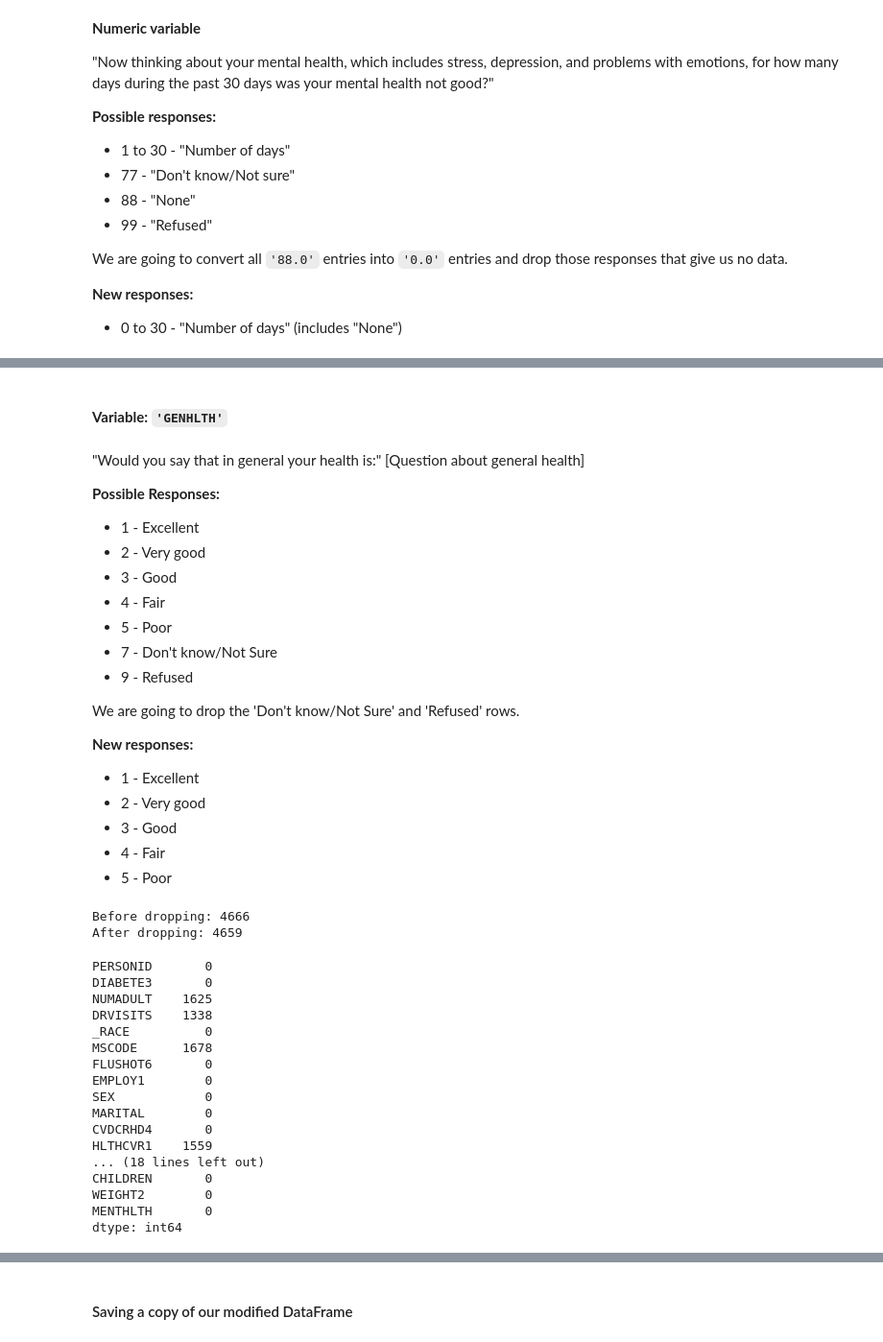
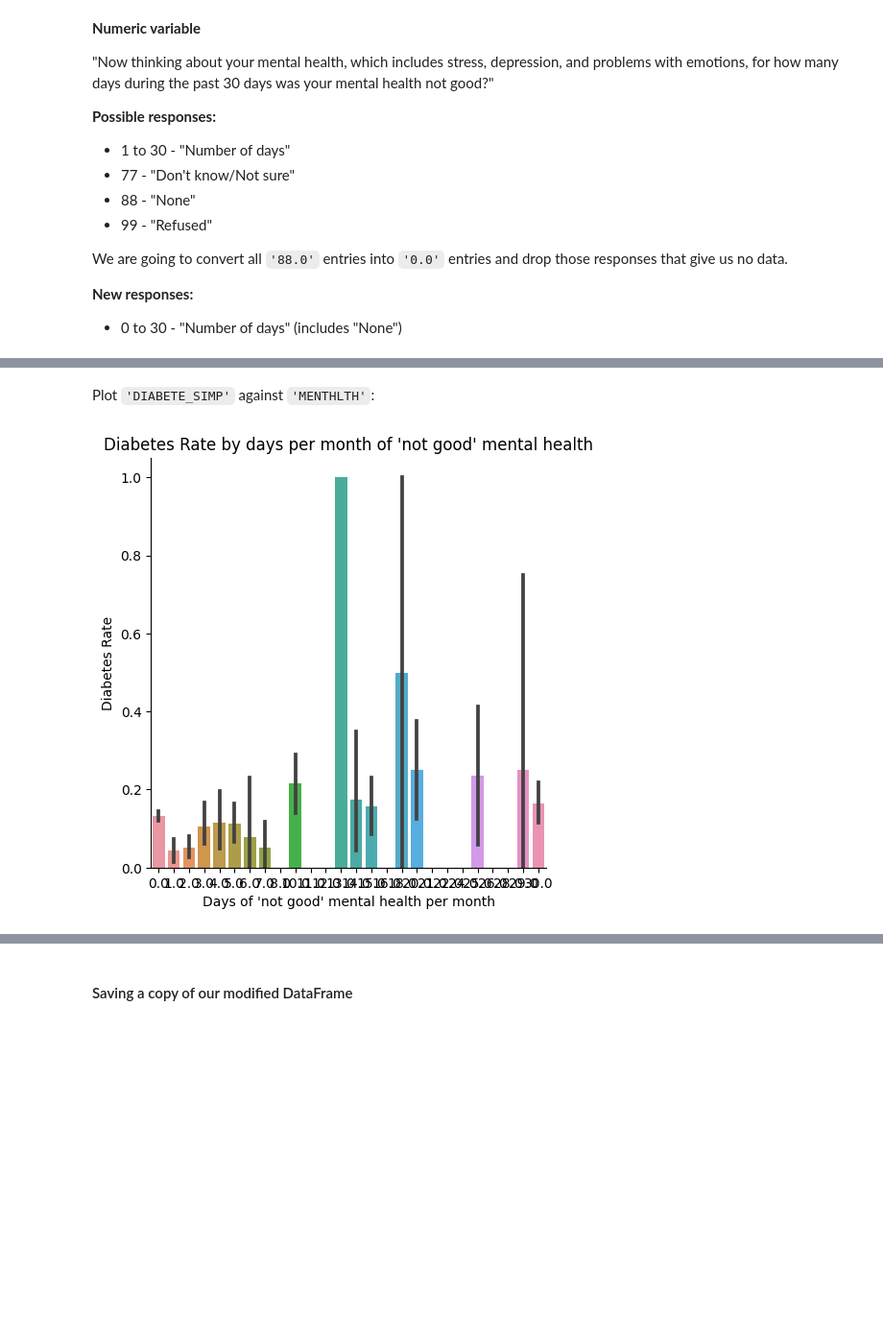
Before and after one commit to Chachi36/Diabetes-Factors-Demo-Notebook, a Jupyter notebook: Diabetes_Risk_Notebook.ipynb, the cells around one changed output, grey strips where cells are left out. Shown at 96% size. Cells and saved outputs as stored; diff of their text form; code cells hidden in the pictures; blank space fills up the shorter version.

```diff
--- a/Diabetes_Risk_Notebook.ipynb
+++ b/Diabetes_Risk_Notebook.ipynb
@@ -1962,11 +1943,3 @@ We are going to convert all `'88.0'` entries into `'0.0'` entries and drop those
 
 **New responses:**
 - 0 to 30 - "Number of days" (includes "None")
-# %%
-# MENTHLTH counts
-for i in set(df["MENTHLTH"]):
-  if i >= 0.0:
-    num = len(df[df["MENTHLTH"] == i])
-    print(f"The number of people who answered {i} for 'MENTHLTH' is {num}.")
-  else:
-    continue
@@ -2062,56 +2033,12 @@ MENTHLTH       0
 dtype: int64
-# %% [markdown]
-#### **Variable:** `'GENHLTH'`
-# %% [markdown]
-"Would you say that in general your health is:" [Question about general health]
-
-**Possible Responses:**
-- 1 - Excellent
-- 2 - Very good
-- 3 - Good
-- 4 - Fair
-- 5 - Poor
-- 7 - Don't know/Not Sure
-- 9 - Refused
-
-We are going to drop the 'Don't know/Not Sure' and 'Refused' rows.
-
-**New responses:**
-- 1 - Excellent
-- 2 - Very good
-- 3 - Good
-- 4 - Fair
-- 5 - Poor
-# %%
-# before dropping
-print("Before dropping:", len(df))
-
-# drop rows with empty values in GENHLTH column
-df = df[~(df.GENHLTH >= 7.0)]
-
-# After dropping
-print("After dropping:", len(df))
-print("")
-
-# sum missing data
-df.isna().sum()
-# %% [output]
-Before dropping: 4666
-After dropping: 4659
-PERSONID       0
-DIABETE3       0
-NUMADULT    1625
-DRVISITS    1338
-_RACE          0
-MSCODE      1678
-FLUSHOT6       0
-EMPLOY1        0
-SEX            0
-MARITAL        0
-CVDCRHD4       0
-HLTHCVR1    1559
-... (18 lines left out)
-CHILDREN       0
-WEIGHT2        0
-MENTHLTH       0
-dtype: int64
+# %% [markdown]
+Plot `'DIABETE_SIMP'` against `'MENTHLTH'`:
+# %%
+# MENTHLTH
+sns.catplot(x="MENTHLTH", y="DIABETE_SIMP", data=df, kind="bar")
+plt.title("Diabetes Rate by days per month of 'not good' mental health")
+plt.xlabel("Days of 'not good' mental health per month")
+plt.ylabel("Diabetes Rate")
+plt.show()
+# %% [output]
+[figure, added]
```
Also changed, not shown: parts of 32 cells of this notebook.
